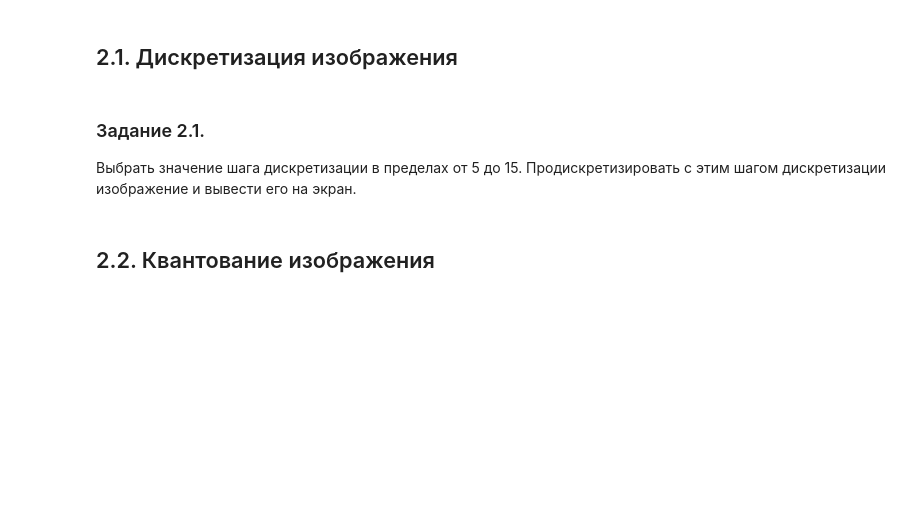
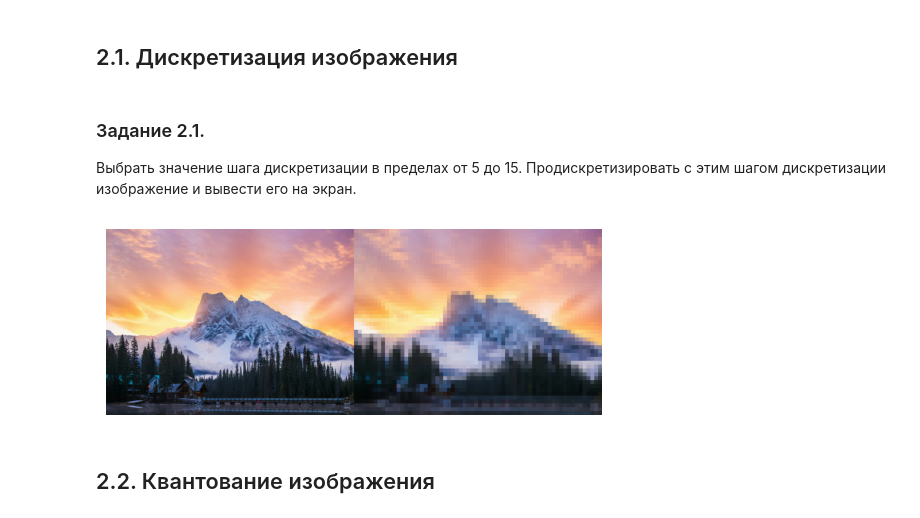
Before and after one commit to KuvshinChick/IRT_8, a Jupyter notebook: notebooks/Jupyter_Lab8.ipynb, the cells around one changed output. Saved outputs shown, nothing was run; the diff lists cells and outputs as text; code cells hidden in the pictures; blank space fills up the shorter version.

```diff
--- a/notebooks/Jupyter_Lab8.ipynb
+++ b/notebooks/Jupyter_Lab8.ipynb
@@ -8,38 +8,43 @@
 # %%
 import cv2
 import numpy as np
+from matplotlib import pyplot as plt
 
 image = cv2.imread('nature.jpg')  # Загрузим и сохраним изображение
 img = image.copy()  # Создадим копию изображения, над которым и выполним дискретизацию
 K = 10  # Зададим размер шага изображения (количество пикселей в этом изображении будет K*K)
 s = img.shape  # Получаем размер исходного изображения и его тональность.
 h1, w1 = s[0], s[1]  # Запоминаем отдельно высоту и ширину исходного изображения
 h = (s[0 - s[0] % K])  # Делим высоту на шаг с выделением остатка и вычитаем это из начальной высоты
 # Например: (641 - 641 % 10) = 641 - 1 = 640. Это позволяет за указанное кол-во шагов пройти все изображение точно без остатка
 w = (s[1] - s[1] % K)  # То же самое для высоты
 img = cv2.resize(img, (w, h))  # Меняем размер изображения на новые высоту и ширину
 # Пробегаем все изображение по высоте (сверху вниз) с шагом K
 for y in range(0, h - 1, K):
     # Для каждого из пикселей - пробегаем все изображение по ширине (слева направо) с шагом K
     for x in range(0, w - 1, K):
         # В цветном строка len вернет число 3 (так как у цветного параметра -  высота ширина и число каналов rgb), в полутоновом строка вернет число 2 (высота ширина)
         if len(s) > 2:
             # Функция np.average вычисляет средневзвешанное значение оси (здесь это -средний цвет изображения). Здесь img[y: (y + K), x: (x + K)] - вырезаем фрагмент изображения от текущего значения высоты y до K: (y:(y+K)), то же самое и для ширины x
             s = np.average(img[y: (y + K), x: (x + K)], axis=0)
             img[y:(y + K), x:(x + K)] = np.average(s, axis=0)
             # Повторяем действие вычисления среднего значения цвета от предыдущего значения s (нужно для цветного изображения) и записываем это значение во весь блок изображения img[y:(y + K), x:(x + K)] (красим текущий блок изображения его средним значением)
         # Если же строка возвращает значение меньше 3 (2 − ширина и высота), значит это полутоновое изображение, находим среднее значение цвета блока и красим его в этот цвет (как в предыдущем шаге)
         else:
             s = img[y:(y + K), x:(x + K)]
             img[y:(y + K), x:(x + K)] = np.average(s)
 
 img = cv2.resize(img, (w1, h1))
 # Возвращаем размер изображения к размеру исходного изображения
 res = np.hstack((image, img))
 # Объединим исходное и дискретизированное изображение в одно окно для сравнения
-cv2.imshow("Img", res)  # И выведем это окно на экран
-cv2.waitKey(0)
-cv2.destroyAllWindows()
+plt.imshow(res[...,::-1])
+plt.axis("off");
+# cv2.imshow("Img", res)  # И выведем это окно на экран
+# cv2.waitKey(0)
+# cv2.destroyAllWindows()
+# %% [output]
+[figure, added]
 # %% [markdown]
 ## 2.2. Квантование изображения
 # %% [markdown]
```
Also changed, not shown: parts of 1 cell of this notebook, 3 other files.
